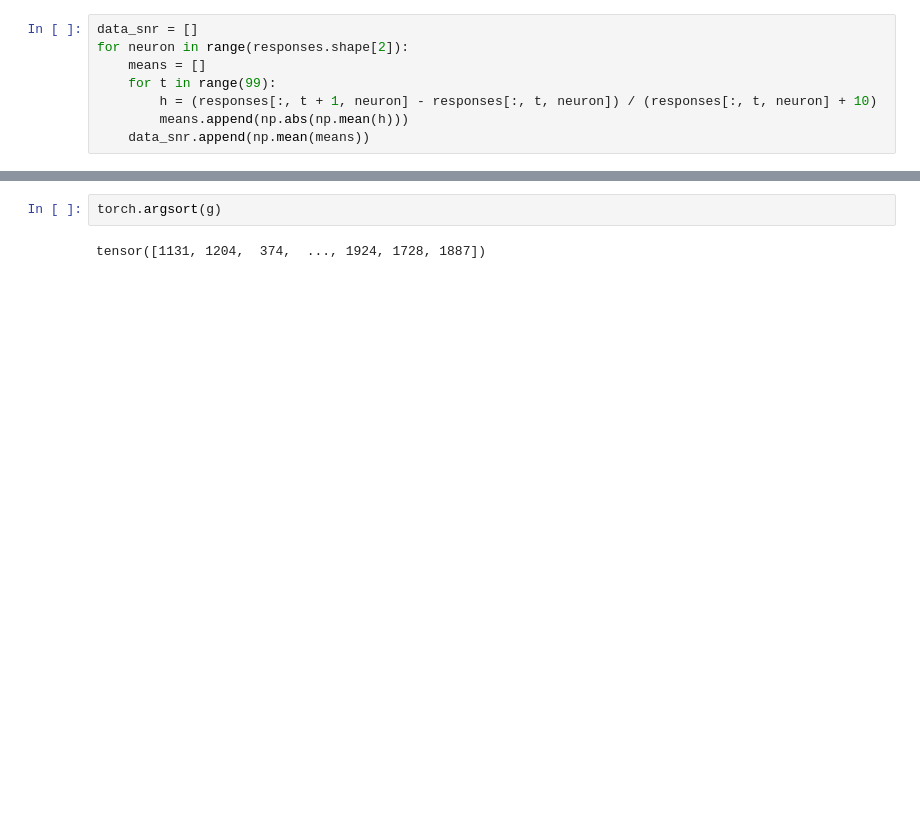
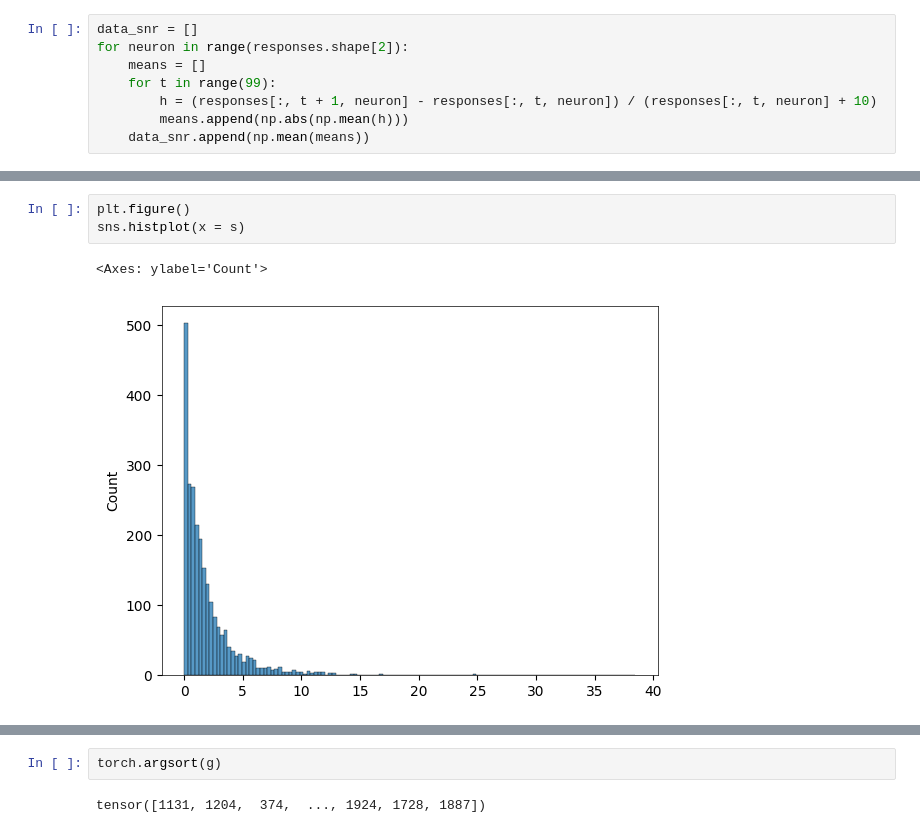
Before and after one commit to cmlangdon/embedding_dimension, a Jupyter notebook: BWM/Notebooks/Figure_densmap.ipynb, the cells around one changed output, grey strips where cells are left out. Cells and saved outputs as stored; diff of their text form; blank space fills up the shorter version.

```diff
--- a/BWM/Notebooks/Figure_densmap.ipynb
+++ b/BWM/Notebooks/Figure_densmap.ipynb
@@ -294,3 +277,9 @@ plt.savefig('Figures/Figure_1_b.jpg',
+# %%
+plt.figure()
+sns.histplot(x = s)
+# %% [output]
+<Axes: ylabel='Count'>
+[figure, added]
 # %%
 import torch
 import matplotlib.pyplot as plt
```
Also changed, not shown: parts of 9 cells of this notebook, 51 other files.
